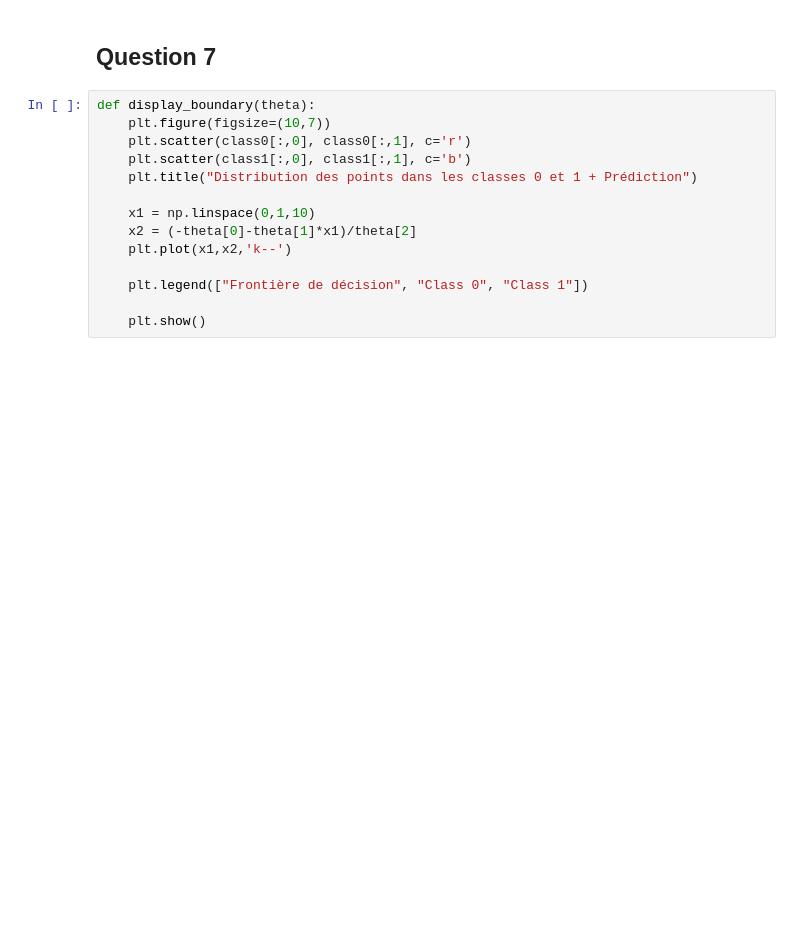
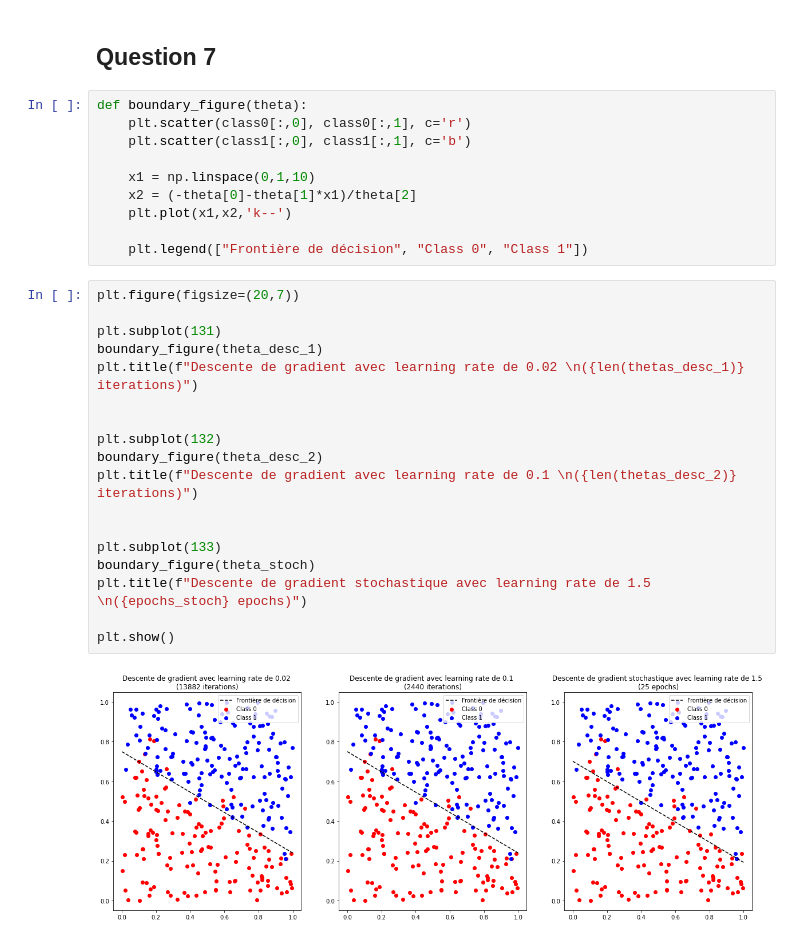
Before and after one commit to SnowHawkeye/sdia-labs, a Jupyter notebook: deep/TP1_SALEM_SALEM.ipynb, the cells around one changed output. Cells and saved outputs as stored; diff of their text form; blank space fills up the shorter version.

```diff
--- a/deep/TP1_SALEM_SALEM.ipynb
+++ b/deep/TP1_SALEM_SALEM.ipynb
@@ -98,16 +149,32 @@ On observe qu'avec un learning rate plus important, on fait des pas de gradient
 # %% [markdown]
 ## Question 7
 # %%
-def display_boundary(theta):
-    plt.figure(figsize=(10,7))
+def boundary_figure(theta):
     plt.scatter(class0[:,0], class0[:,1], c='r')
     plt.scatter(class1[:,0], class1[:,1], c='b')
-    plt.title("Distribution des points dans les classes 0 et 1 + Prédiction")
 
     x1 = np.linspace(0,1,10)
     x2 = (-theta[0]-theta[1]*x1)/theta[2]
     plt.plot(x1,x2,'k--')
 
     plt.legend(["Frontière de décision", "Class 0", "Class 1"])
-
-    plt.show()
+# %%
+plt.figure(figsize=(20,7))
+
+plt.subplot(131)
+boundary_figure(theta_desc_1)
+plt.title(f"Descente de gradient avec learning rate de 0.02 \n({len(thetas_desc_1)} iterations)")
+
+
+plt.subplot(132)
+boundary_figure(theta_desc_2)
+plt.title(f"Descente de gradient avec learning rate de 0.1 \n({len(thetas_desc_2)} iterations)")
+
+
+plt.subplot(133)
+boundary_figure(theta_stoch)
+plt.title(f"Descente de gradient stochastique avec learning rate de 1.5 \n({epochs_stoch} epochs)")
+
+plt.show()
+# %% [output]
+[figure, added]
```
Also changed, not shown: parts of 15 cells of this notebook, 1 other file.
